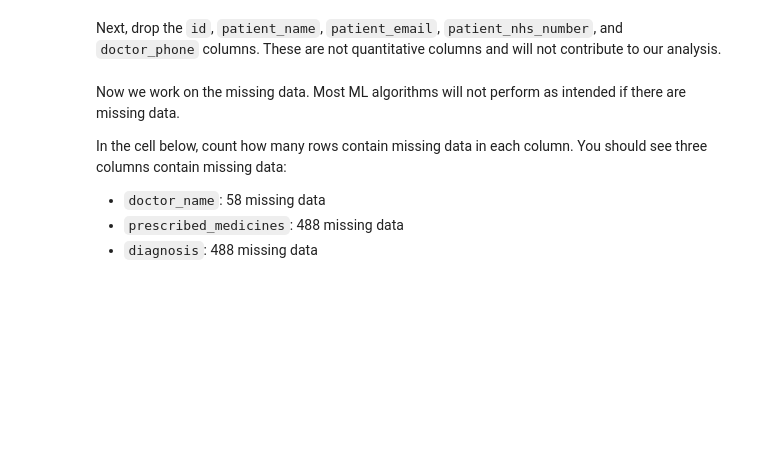
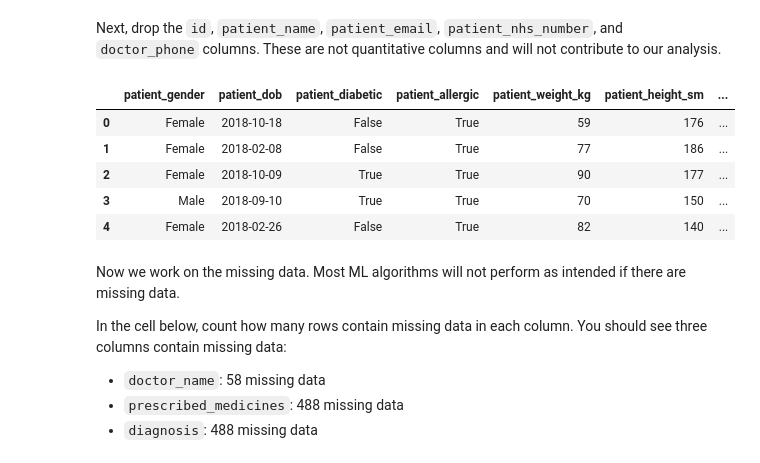
Before and after one commit to Skye-FY/daft0120slab, a Jupyter notebook: module-3/Unsupervised-Sklearn/your-code/main.ipynb, the cells around one changed output. Saved outputs shown, nothing was run; the diff lists cells and outputs as text; code cells hidden in the pictures; blank space fills up the shorter version.

```diff
--- a/module-3/Unsupervised-Sklearn/your-code/main.ipynb
+++ b/module-3/Unsupervised-Sklearn/your-code/main.ipynb
@@ -225,0 +258,4 @@ First, transform the `patient_dob` and `appointment_date` columns to datetime us
+# %%
+# Your code here:
+pa[['patient_dob', 'appointment_date']]=pa[['patient_dob', 'appointment_date']].apply(lambda x:pd.to_datetime(x))
+pa.dtypes
@@ -230,3 +283,16 @@ Next, drop the `id`, `patient_name`, `patient_email`, `patient_nhs_number`, and
+# %%
+# # Your code here:
+col_drop = ['id', 'patient_name', 'patient_email', 'patient_nhs_number','doctor_phone']
+pa.drop(columns=col_drop,inplace=True)
+# %%
+pa.head()
+# %% [output]
+|  | patient_gender | patient_dob | patient_diabetic | patient_allergic | patient_weight_kg | patient_height_sm | ... |
+| 0 | Female | 2018-10-18 | False | True | 59 | 176 | ... |
+| 1 | Female | 2018-02-08 | False | True | 77 | 186 | ... |
+| 2 | Female | 2018-10-09 | True | True | 90 | 177 | ... |
+| 3 | Male | 2018-09-10 | True | True | 70 | 150 | ... |
+| 4 | Female | 2018-02-26 | False | True | 82 | 140 | ... |
 # %% [markdown]
 Now we work on the missing data. Most ML algorithms will not perform as intended if there are missing data.
 
```
Also changed, not shown: parts of 31 cells of this notebook.
